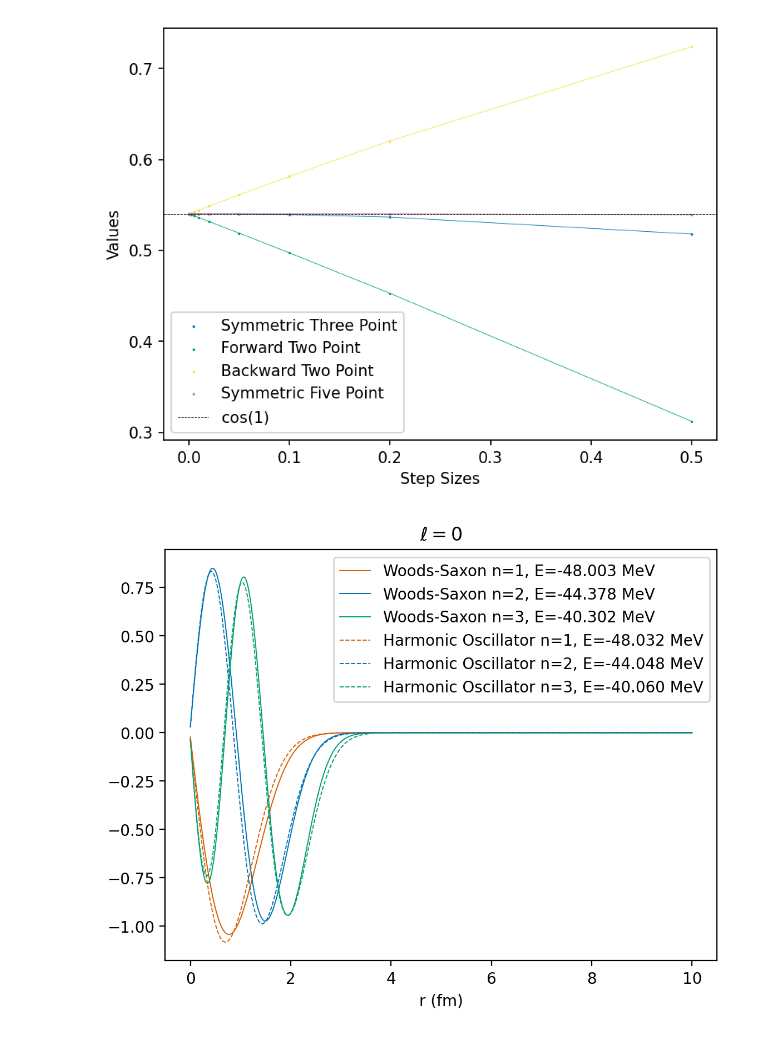
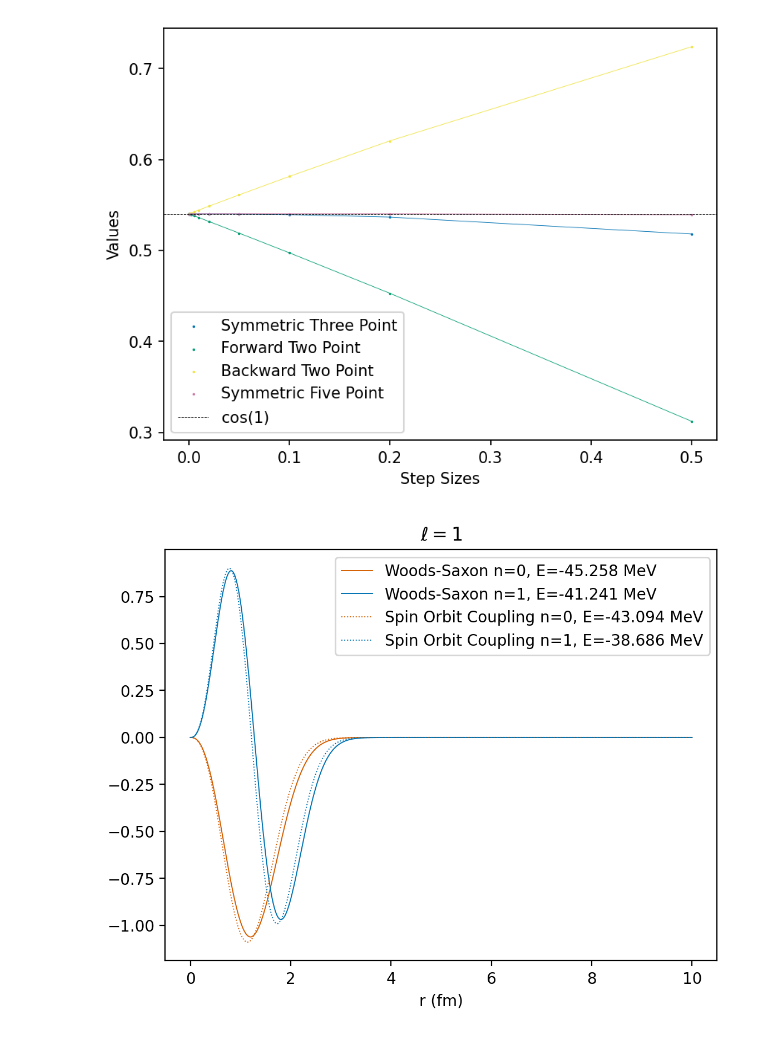
Before and after one commit to orionlee3/RandomNumMethods, a Jupyter notebook: Quantum1NumMethods.ipynb, the cells around one changed output. Drawn from its saved outputs; the diff is of its cells as text; code cells hidden in the pictures.

```diff
--- a/Quantum1NumMethods.ipynb
+++ b/Quantum1NumMethods.ipynb
@@ -211,5 +264,5 @@ def solve_schrodinger(
 # %%
-l = 0
+l = 1
 r_min = 0.0001
 r_max = 10
 grid_size = 1000
@@ -229,6 +282,7 @@ bound_energies_ws, bound_wavefunctions_ws = solve_schrodinger(
     a=a,
     N=N,
     Z=Z,
+    s="up",
     potential_type="woods-saxon",
     pn="p",
 )
@@ -242,37 +296,62 @@ bound_energies_ho, bound_wavefunctions_ho = solve_schrodinger(
     a=a,
     N=N,
     Z=Z,
+    s="up",
     potential_type="harmonic-oscillator",
     pn="p",
 )
+
+bound_energies_so, bound_wavefunctions_so = solve_schrodinger(
+    l=l,
+    r_min=r_min,
+    r_max=r_max,
+    grid_size=grid_size,
+    r0=r0,
+    a=a,
+    N=N,
+    Z=Z,
+    s="down",
+    potential_type="spin-orbit",
+    pn="p",
+)
 # %%
 # Plot Woods-Saxon and Harmonic Oscillator wavefunctions
 plt.figure(dpi=200)
-plot_num = 3
+plot_num = 2
 for i, energy in enumerate(bound_energies_ws[:plot_num]):  # Woods-Saxon
     color = colormap(i)  # Get a consistent color for this index
     plt.plot(
         r_vect,
         bound_wavefunctions_ws[:, i],
-        label=f"Woods-Saxon n={i+1}, E={energy:.3f} MeV",
+        label=f"Woods-Saxon n={i}, E={energy:.3f} MeV",
         lw=0.7,
         color=color,
     )
 
-for j, energy_HO in enumerate(bound_energies_ho[:plot_num]):  # Harmonic Oscillator
-    color = colormap(j)  # Use the same color as for Woods-Saxon
+# for j, energy_HO in enumerate(bound_energies_ho[:plot_num]):  # Harmonic Oscillator
+#     color = colormap(j)  # Use the same color as for Woods-Saxon
+#     plt.plot(
+#         r_vect,
+#         bound_wavefunctions_ho[:, j],
+#         label=f"Harmonic Oscillator n={j}, E={energy_HO:.3f} MeV",
+#         lw=0.7,
+#         ls="dashed",
+#         color=color,
+#     )
+for k, energy_SO in enumerate(bound_energies_so[:plot_num]):  # Harmonic Oscillator
+    color = colormap(k)  # Use the same color as for Woods-Saxon
     plt.plot(
         r_vect,
-        bound_wavefunctions_ho[:, j],
-        label=f"Harmonic Oscillator n={j+1}, E={energy_HO:.3f} MeV",
+        bound_wavefunctions_so[:, k],
+        label=f"Spin Orbit Coupling n={k}, E={energy_SO:.3f} MeV",
         lw=0.7,
-        ls="dashed",
+        ls="dotted",
         color=color,
     )
 
 plt.xlabel("r (fm)")
 plt.title(rf"$\ell = {l}$")
 plt.legend()
 plt.show()
 # %% [output]
-[figure, old version]
+[figure, new version]
```
Also changed, not shown: parts of 4 cells of this notebook.
